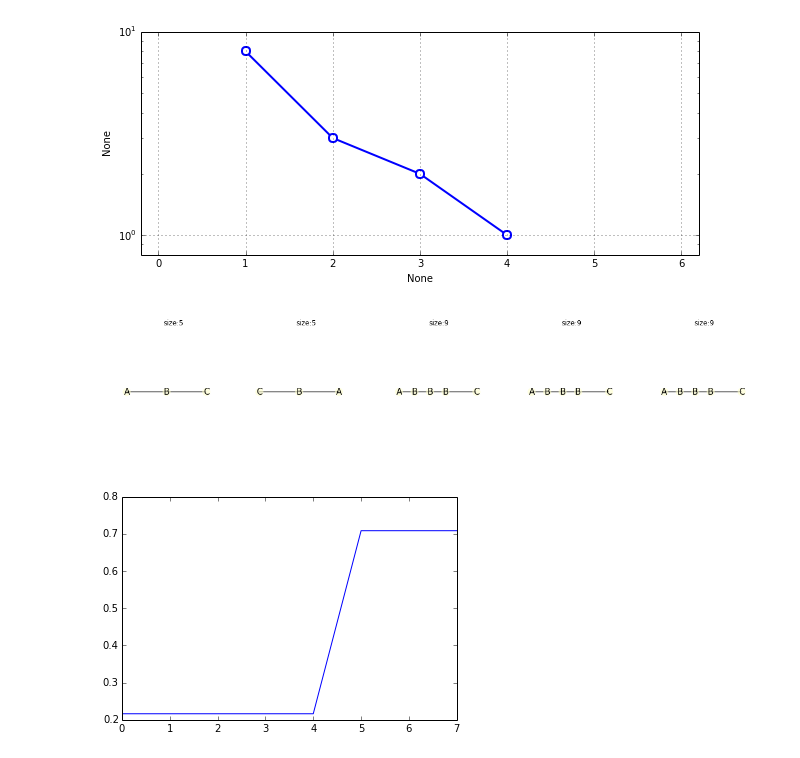
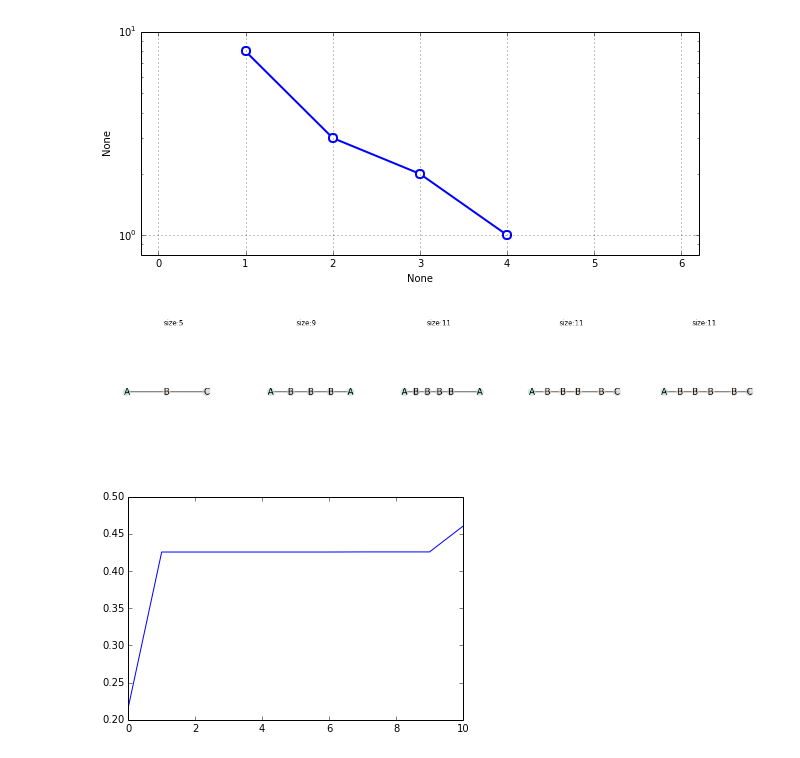
Before and after one commit to fabriziocosta/GraphLearn, a Jupyter notebook: example/StringGrammar.ipynb, the cells around one changed output. Saved outputs shown, nothing was run; the diff lists cells and outputs as text; code cells hidden in the pictures.

```diff
--- a/example/StringGrammar.ipynb
+++ b/example/StringGrammar.ipynb
@@ -111,26 +111,28 @@ interfaces with x many cores were observed y many times.
 # %%
 #sample
 seed_graphs = [g1]
-n_steps=7
-sampling_interval=int(n_steps/4)+1
+n_steps=10
+sampling_interval=int(n_steps/5)+1
 graphs = sampler.sample(seed_graphs,
                         same_radius=False,
                         same_core_size=False,
                         sampling_interval=sampling_interval,
                         batch_size=1,
                         n_steps=n_steps,
                         n_jobs=-1,
                         annealing_factor=1)
 #draw
 history=[]
 for  i, (result,info) in enumerate(graphs):
     history.append(info['score_history'])
-    myutils.draw_graph_set(info['graphs'], prog='circo', size_x_to_y_ratio=3)
+    myutils.draw_graph_set(info['graphs'],
+                           colormap='Pastel2', invert_colormap=True,
+                           prog='circo', size_x_to_y_ratio=3, vertex_color='_labels_')
 
 import matplotlib.pyplot as plt
 t = range(n_steps+1)
 for h in history: plt.plot(t, h)
 plt.show()
 # %% [output]
-[figure, old version]
+[figure, new version]
-[figure, old version]
+[figure, new version]
```
Also changed, not shown: parts of 1 cell of this notebook, 3 other files.
